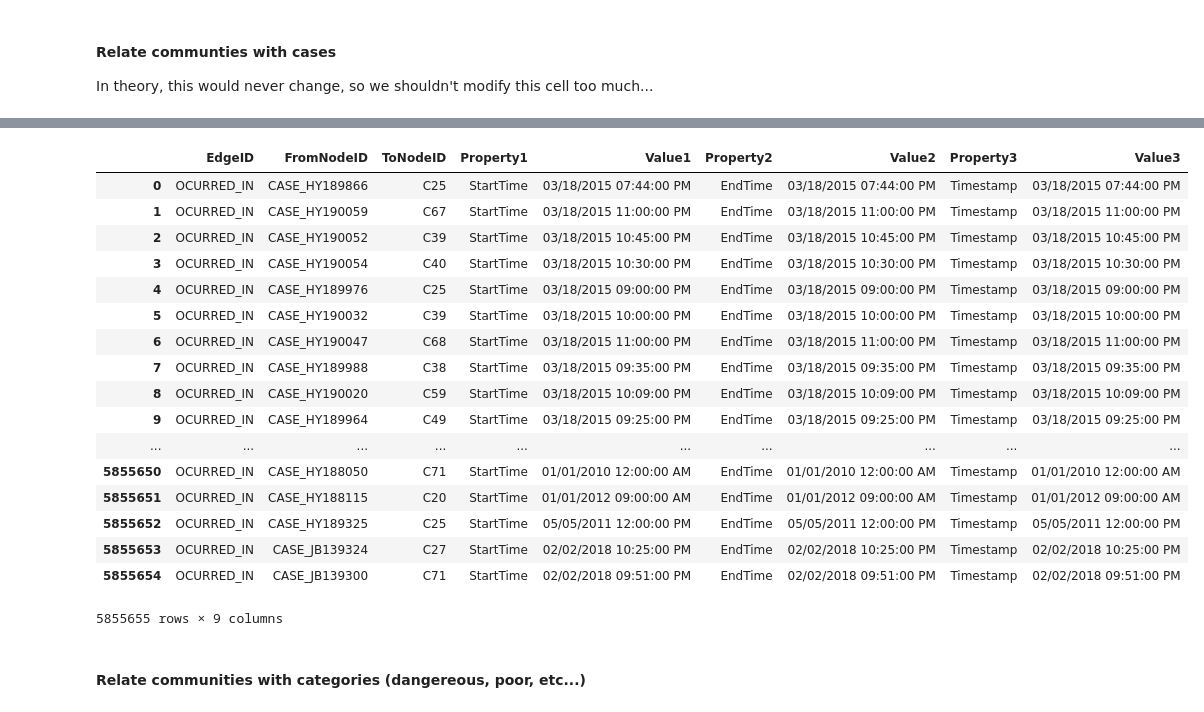
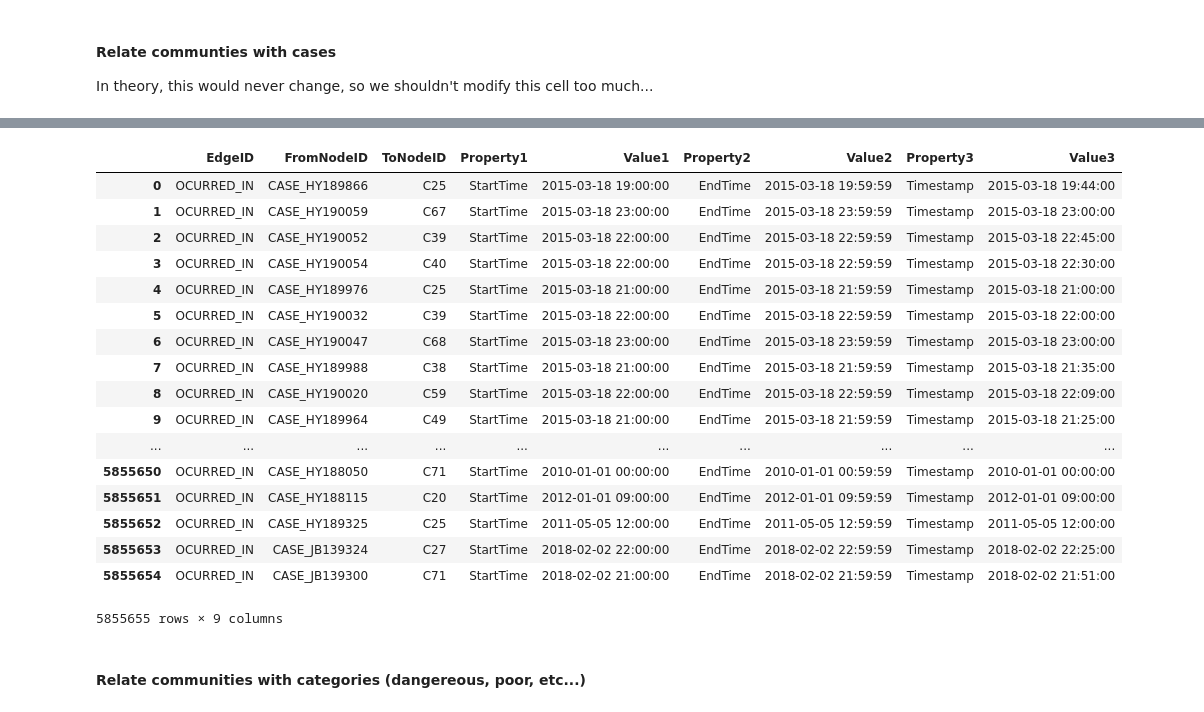
Before and after one commit to gomerudo/tuedataeng, a Jupyter notebook: wrangling/ChicagoCrimes_wrangling.ipynb, the cells around one changed output, grey strips where cells are left out. Drawn from its saved outputs; the diff is of its cells as text; code cells hidden in the pictures.

```diff
--- a/wrangling/ChicagoCrimes_wrangling.ipynb
+++ b/wrangling/ChicagoCrimes_wrangling.ipynb
@@ -6,3 +10,29 @@ DATASETS_LOCATION = "/Users/gomerudo/workspace/datasets"
+# %%
+# Helper functions
+def format_timestamp(timestamp_string):
+    timestamp_format = '%m/%d/%Y %I:%M:%S %p'
+    return datetime.datetime.strptime(timestamp_string, timestamp_format)
+
+# String in the format: DD/MM/YYYY HH:MM:SS AM|PM
+def roundupdown(timestamp_string):
+    timestamp_format = '%m/%d/%Y %I:%M:%S %p'
+    my_time = datetime.datetime.strptime(timestamp_string, timestamp_format)
+    down_time = my_time.replace(microsecond = 0,second = 0,minute = 0)
+    up_time = datetime.timedelta(minutes = 59) + down_time
+    up_time = up_time.replace(second = 59)
+    return down_time, up_time
+
+def crime_type_to_key(crime_type):
+    return "CT_{}".format(crime_type.replace(' ', '_'))
+
+def case_number_to_key(case_number):
+    return "CASE_{}".format(case_number)
+
+def community_to_key(community_number):
+    return "C{}".format(community_number)
+
+def district_to_key(district_number):
+    return "D{}".format(district_number)
 # %% [markdown]
 ## Load clean datasets
 # %%
@@ -13,6 +43,10 @@ DATASET_INDICATORS_PATH = DATASETS_LOCATION + "/chicago_socioeconomic_indicators
 
 # Load CSVs
 crimes_df = pd.read_csv(DATASET_CRIMES_PATH, na_values = ["", " "])
+
+if REDUCED_FILE:
+    crimes_df = crimes_df[:100000]
+
 indicators_df = pd.read_csv(DATASET_INDICATORS_PATH, na_values = ["", " "])
 # %%
 # Show preview of crimes
@@ -199,17 +237,21 @@ communities_criteria = indicators_df[indicators_df['HARDSHIP INDEX'] > 50]
 for index, row in crimes_df.iterrows():
     if index % 500000 == 0:
         print("Reached row {} ...".format(index))
+
+    crime_timestamp = format_timestamp(row['Date'])
+    crime_start_time, crime_end_time = roundupdown(row['Date'])
+
     edges_list.append(
         [
             "OCURRED_IN", # EdgeID
-            "CASE_" + row['Case Number'], # FromNodeID (A case)
-            "C" + str(row['Community Area']), # ToNodeID (A community)
+            case_number_to_key(row['Case Number']), # FromNodeID (A case)
+            community_to_key(row['Community Area']), # ToNodeID (A community)
             "StartTime", # Property1
-            row['Date'], # Value1. TODO: save start of period we should define
+            str(crime_start_time), # Value1. TODO: save start of period we should define
             "EndTime", # Property2
-            row['Date'], # Value2. TODO: save end of period we should define
+            str(crime_end_time), # Value2. TODO: save end of period we should define
             "Timestamp", # Property3
-            row['Date'] # Value3
+            str(crime_timestamp) # Value3
         ]
     )
 
@@ -238,20 +280,20 @@ Creation of nodes data frame took 768.75 sec
 |  | EdgeID | FromNodeID | ToNodeID | Property1 | Value1 | Property2 | Value2 | Property3 | Value3 |
-| 0 | OCURRED_IN | CASE_HY189866 | C25 | StartTime | 03/18/2015 07:44:00 PM | EndTime | 03/18/2015 07:44:00 PM | Timestamp | 03/18/2015 07:44:00 PM |
-| 1 | OCURRED_IN | CASE_HY190059 | C67 | StartTime | 03/18/2015 11:00:00 PM | EndTime | 03/18/2015 11:00:00 PM | Timestamp | 03/18/2015 11:00:00 PM |
-| 2 | OCURRED_IN | CASE_HY190052 | C39 | StartTime | 03/18/2015 10:45:00 PM | EndTime | 03/18/2015 10:45:00 PM | Timestamp | 03/18/2015 10:45:00 PM |
-| 3 | OCURRED_IN | CASE_HY190054 | C40 | StartTime | 03/18/2015 10:30:00 PM | EndTime | 03/18/2015 10:30:00 PM | Timestamp | 03/18/2015 10:30:00 PM |
-| 4 | OCURRED_IN | CASE_HY189976 | C25 | StartTime | 03/18/2015 09:00:00 PM | EndTime | 03/18/2015 09:00:00 PM | Timestamp | 03/18/2015 09:00:00 PM |
-| 5 | OCURRED_IN | CASE_HY190032 | C39 | StartTime | 03/18/2015 10:00:00 PM | EndTime | 03/18/2015 10:00:00 PM | Timestamp | 03/18/2015 10:00:00 PM |
-| 6 | OCURRED_IN | CASE_HY190047 | C68 | StartTime | 03/18/2015 11:00:00 PM | EndTime | 03/18/2015 11:00:00 PM | Timestamp | 03/18/2015 11:00:00 PM |
-| 7 | OCURRED_IN | CASE_HY189988 | C38 | StartTime | 03/18/2015 09:35:00 PM | EndTime | 03/18/2015 09:35:00 PM | Timestamp | 03/18/2015 09:35:00 PM |
-| 8 | OCURRED_IN | CASE_HY190020 | C59 | StartTime | 03/18/2015 10:09:00 PM | EndTime | 03/18/2015 10:09:00 PM | Timestamp | 03/18/2015 10:09:00 PM |
-| 9 | OCURRED_IN | CASE_HY189964 | C49 | StartTime | 03/18/2015 09:25:00 PM | EndTime | 03/18/2015 09:25:00 PM | Timestamp | 03/18/2015 09:25:00 PM |
+| 0 | OCURRED_IN | CASE_HY189866 | C25 | StartTime | 2015-03-18 19:00:00 | EndTime | 2015-03-18 19:59:59 | Timestamp | 2015-03-18 19:44:00 |
+| 1 | OCURRED_IN | CASE_HY190059 | C67 | StartTime | 2015-03-18 23:00:00 | EndTime | 2015-03-18 23:59:59 | Timestamp | 2015-03-18 23:00:00 |
+| 2 | OCURRED_IN | CASE_HY190052 | C39 | StartTime | 2015-03-18 22:00:00 | EndTime | 2015-03-18 22:59:59 | Timestamp | 2015-03-18 22:45:00 |
+| 3 | OCURRED_IN | CASE_HY190054 | C40 | StartTime | 2015-03-18 22:00:00 | EndTime | 2015-03-18 22:59:59 | Timestamp | 2015-03-18 22:30:00 |
+| 4 | OCURRED_IN | CASE_HY189976 | C25 | StartTime | 2015-03-18 21:00:00 | EndTime | 2015-03-18 21:59:59 | Timestamp | 2015-03-18 21:00:00 |
+| 5 | OCURRED_IN | CASE_HY190032 | C39 | StartTime | 2015-03-18 22:00:00 | EndTime | 2015-03-18 22:59:59 | Timestamp | 2015-03-18 22:00:00 |
+| 6 | OCURRED_IN | CASE_HY190047 | C68 | StartTime | 2015-03-18 23:00:00 | EndTime | 2015-03-18 23:59:59 | Timestamp | 2015-03-18 23:00:00 |
+| 7 | OCURRED_IN | CASE_HY189988 | C38 | StartTime | 2015-03-18 21:00:00 | EndTime | 2015-03-18 21:59:59 | Timestamp | 2015-03-18 21:35:00 |
+| 8 | OCURRED_IN | CASE_HY190020 | C59 | StartTime | 2015-03-18 22:00:00 | EndTime | 2015-03-18 22:59:59 | Timestamp | 2015-03-18 22:09:00 |
+| 9 | OCURRED_IN | CASE_HY189964 | C49 | StartTime | 2015-03-18 21:00:00 | EndTime | 2015-03-18 21:59:59 | Timestamp | 2015-03-18 21:25:00 |
 | ... | ... | ... | ... | ... | ... | ... | ... | ... | ... |
-| 5855650 | OCURRED_IN | CASE_HY188050 | C71 | StartTime | 01/01/2010 12:00:00 AM | EndTime | 01/01/2010 12:00:00 AM | Timestamp | 01/01/2010 12:00:00 AM |
-| 5855651 | OCURRED_IN | CASE_HY188115 | C20 | StartTime | 01/01/2012 09:00:00 AM | EndTime | 01/01/2012 09:00:00 AM | Timestamp | 01/01/2012 09:00:00 AM |
-| 5855652 | OCURRED_IN | CASE_HY189325 | C25 | StartTime | 05/05/2011 12:00:00 PM | EndTime | 05/05/2011 12:00:00 PM | Timestamp | 05/05/2011 12:00:00 PM |
-| 5855653 | OCURRED_IN | CASE_JB139324 | C27 | StartTime | 02/02/2018 10:25:00 PM | EndTime | 02/02/2018 10:25:00 PM | Timestamp | 02/02/2018 10:25:00 PM |
-| 5855654 | OCURRED_IN | CASE_JB139300 | C71 | StartTime | 02/02/2018 09:51:00 PM | EndTime | 02/02/2018 09:51:00 PM | Timestamp | 02/02/2018 09:51:00 PM |
+| 5855650 | OCURRED_IN | CASE_HY188050 | C71 | StartTime | 2010-01-01 00:00:00 | EndTime | 2010-01-01 00:59:59 | Timestamp | 2010-01-01 00:00:00 |
+| 5855651 | OCURRED_IN | CASE_HY188115 | C20 | StartTime | 2012-01-01 09:00:00 | EndTime | 2012-01-01 09:59:59 | Timestamp | 2012-01-01 09:00:00 |
+| 5855652 | OCURRED_IN | CASE_HY189325 | C25 | StartTime | 2011-05-05 12:00:00 | EndTime | 2011-05-05 12:59:59 | Timestamp | 2011-05-05 12:00:00 |
+| 5855653 | OCURRED_IN | CASE_JB139324 | C27 | StartTime | 2018-02-02 22:00:00 | EndTime | 2018-02-02 22:59:59 | Timestamp | 2018-02-02 22:25:00 |
+| 5855654 | OCURRED_IN | CASE_JB139300 | C71 | StartTime | 2018-02-02 21:00:00 | EndTime | 2018-02-02 21:59:59 | Timestamp | 2018-02-02 21:51:00 |
 5855655 rows × 9 columns
 # %% [markdown]
 #### Relate communities with categories (dangereous, poor, etc...)
```
Also changed, not shown: parts of 12 cells of this notebook, 4 other files.
